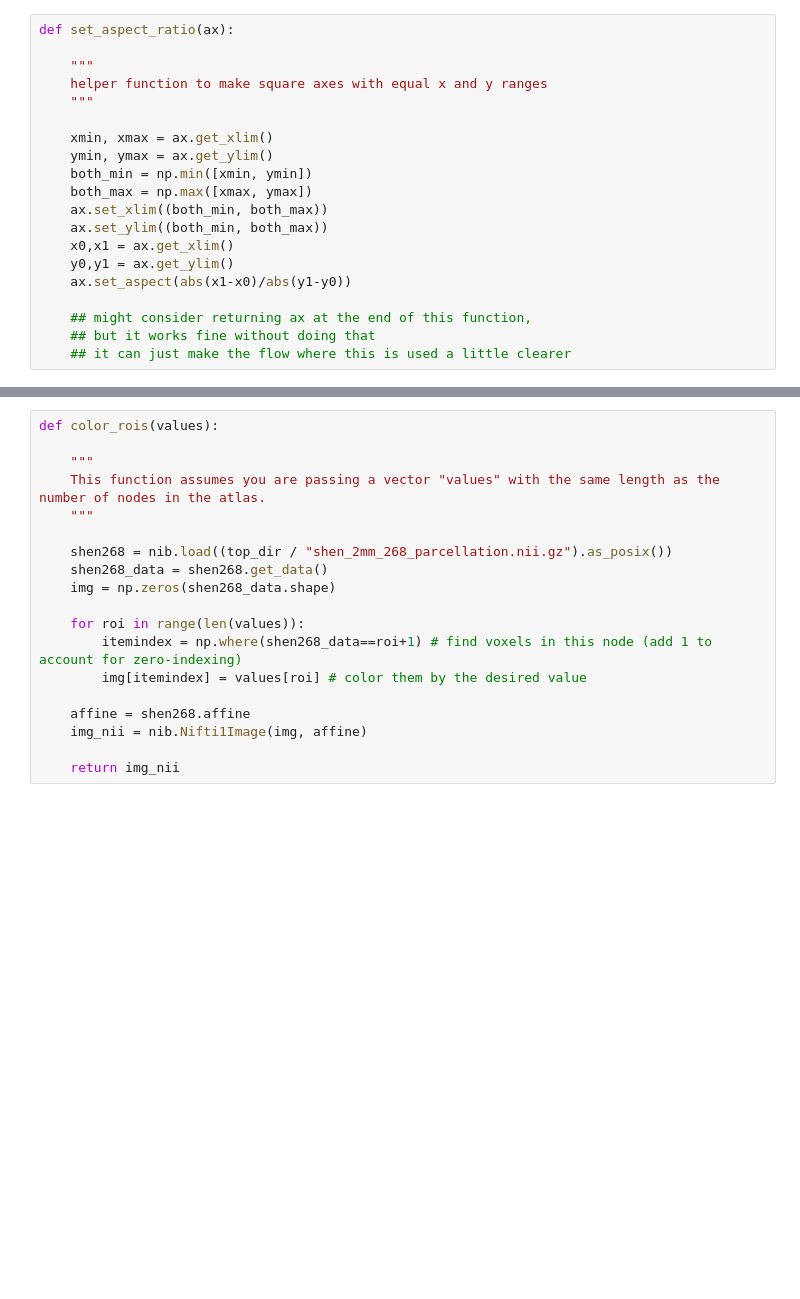
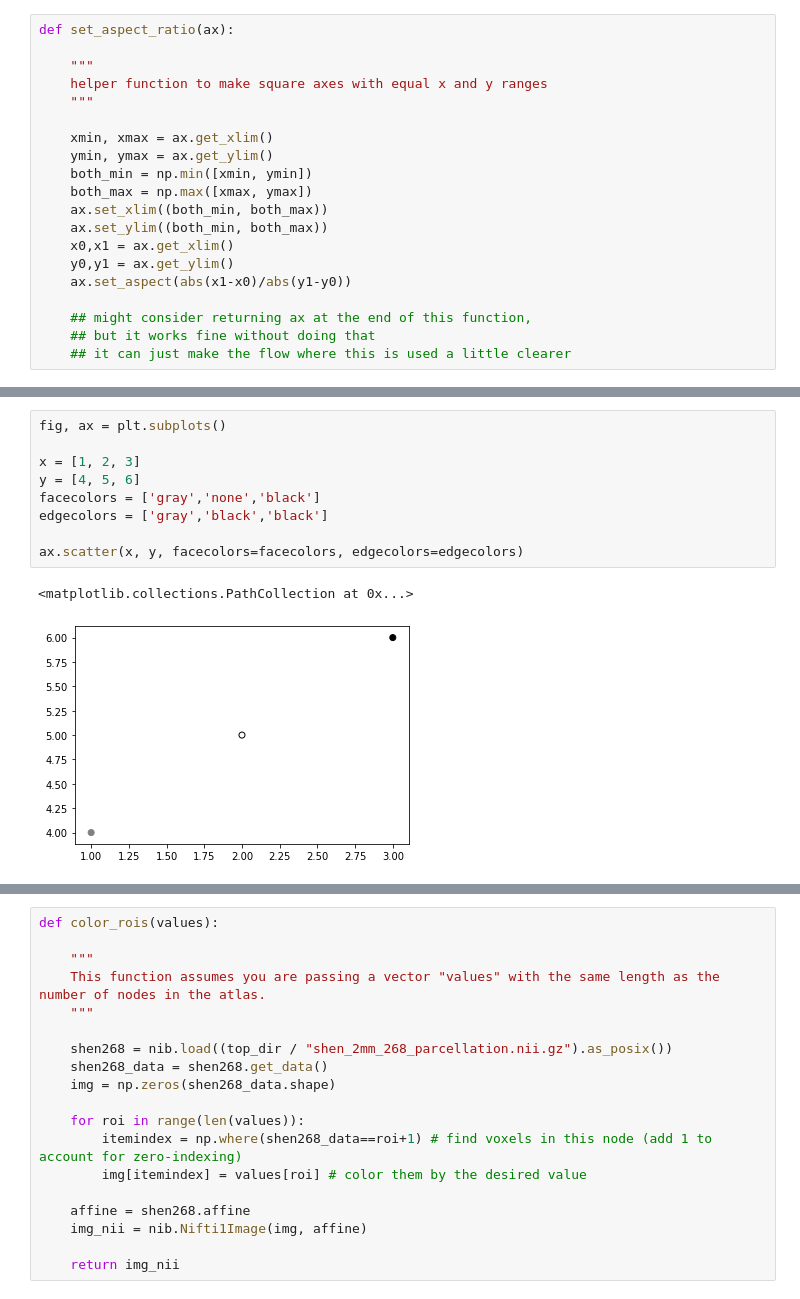
Before and after one commit to esfinn/intersubj_rsa, a Jupyter notebook: isRSA_HCP_demo.ipynb, the cells around one changed output, grey strips where cells are left out. Drawn from its saved outputs; the diff is of its cells as text; blank space fills up the shorter version.

```diff
--- a/isRSA_HCP_demo.ipynb
+++ b/isRSA_HCP_demo.ipynb
@@ -354 +362,13 @@ def set_aspect_ratio(ax):
+# %%
+fig, ax = plt.subplots()
+
+x = [1, 2, 3]
+y = [4, 5, 6]
+facecolors = ['gray','none','black']
+edgecolors = ['gray','black','black']
+
+ax.scatter(x, y, facecolors=facecolors, edgecolors=edgecolors)
+# %% [output]
+<matplotlib.collections.PathCollection at 0x...>
+[figure, added]
 # %%
```
Also changed, not shown: parts of 20 cells of this notebook, 37 other files.
